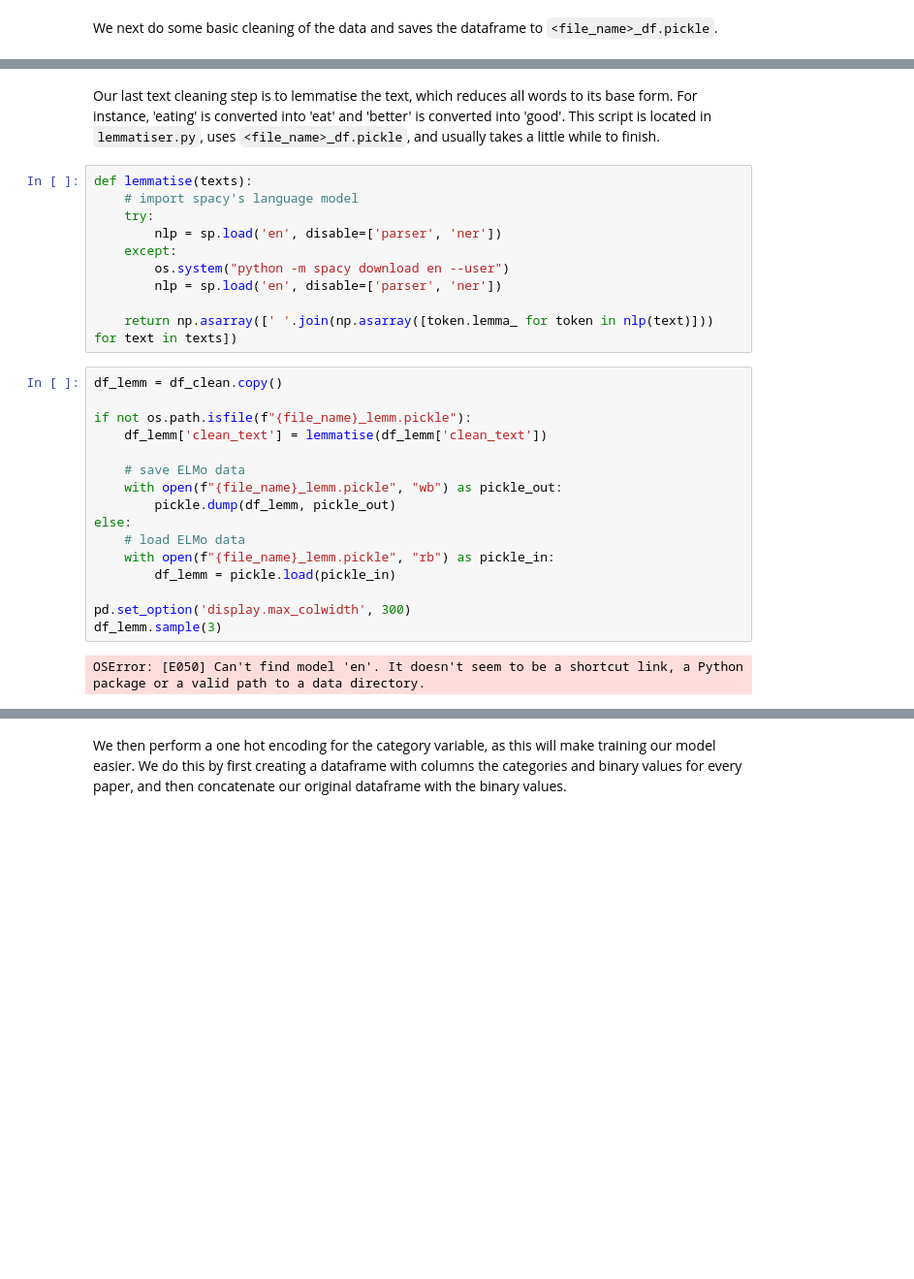
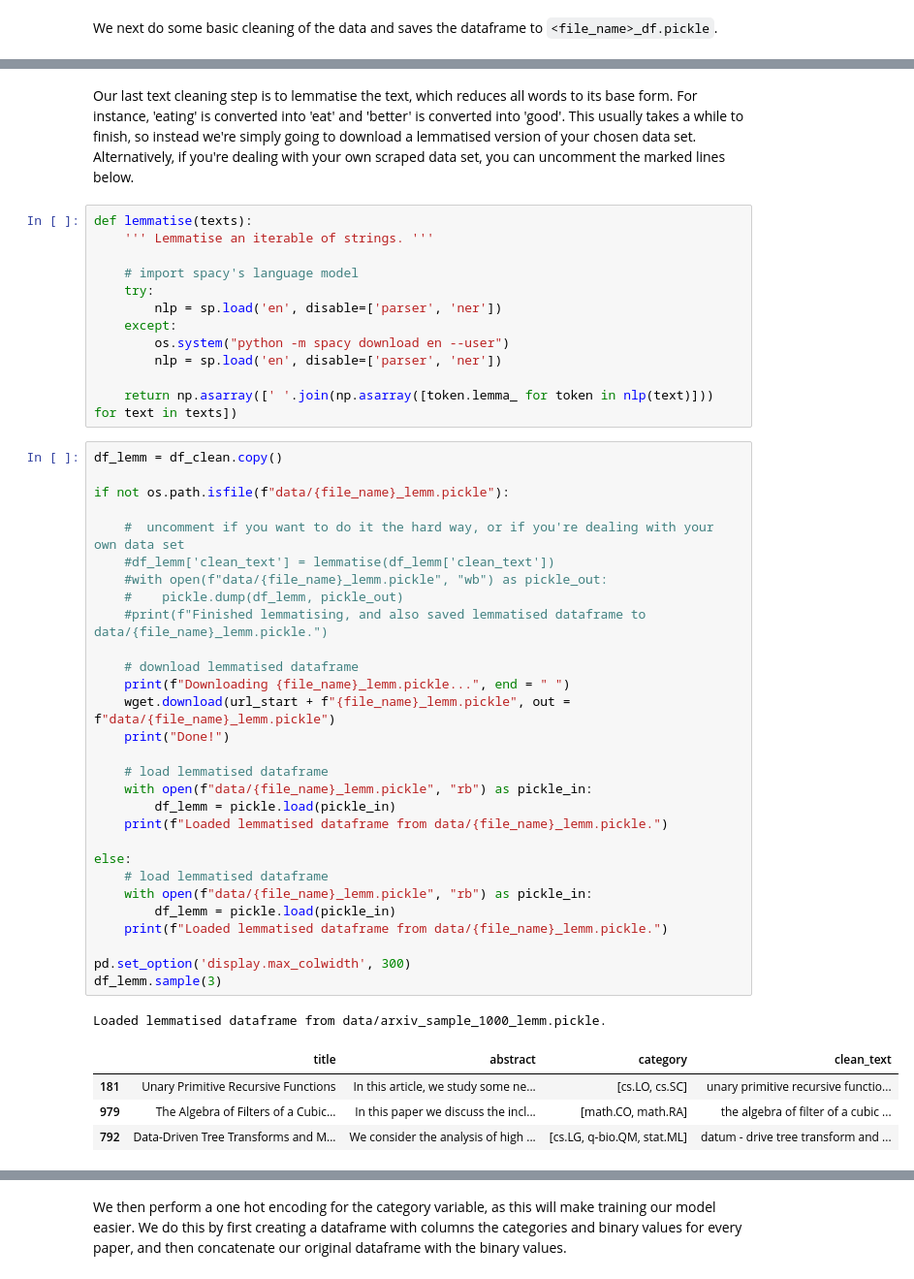
Before and after one commit to saattrupdan/scholarly, a Jupyter notebook: ArXiv analysis.ipynb, the cells around one changed output, grey strips where cells are left out. Shown: that part at 97% size. Saved outputs shown, nothing was run; the diff lists cells and outputs as text; blank space fills up the shorter version.

```diff
--- a/ArXiv analysis.ipynb
+++ b/ArXiv analysis.ipynb
@@ -158,7 +160,9 @@ df_clean[['title', 'abstract', 'clean_text']].sample(3)
 # %% [markdown]
-Our last text cleaning step is to lemmatise the text, which reduces all words to its base form. For instance, 'eating' is converted into 'eat' and 'better' is converted into 'good'. This script is located in `lemmatiser.py`, uses `<file_name>_df.pickle`, and usually takes a little while to finish.
+Our last text cleaning step is to lemmatise the text, which reduces all words to its base form. For instance, 'eating' is converted into 'eat' and 'better' is converted into 'good'. This usually takes a while to finish, so instead we're simply going to download a lemmatised version of your chosen data set. Alternatively, if you're dealing with your own scraped data set, you can uncomment the marked lines below.
 # %%
 def lemmatise(texts):
+    ''' Lemmatise an iterable of strings. '''
+
     # import spacy's language model
     try:
         nlp = sp.load('en', disable=['parser', 'ner'])
@@ -170,19 +174,36 @@ def lemmatise(texts):
 # %%
 df_lemm = df_clean.copy()
 
-if not os.path.isfile(f"{file_name}_lemm.pickle"):
-    df_lemm['clean_text'] = lemmatise(df_lemm['clean_text'])
+if not os.path.isfile(f"data/{file_name}_lemm.pickle"):
 
-    # save ELMo data
-    with open(f"{file_name}_lemm.pickle", "wb") as pickle_out:
-        pickle.dump(df_lemm, pickle_out)
+    #  uncomment if you want to do it the hard way, or if you're dealing with your own data set
+    #df_lemm['clean_text'] = lemmatise(df_lemm['clean_text'])
+    #with open(f"data/{file_name}_lemm.pickle", "wb") as pickle_out:
+    #    pickle.dump(df_lemm, pickle_out)
+    #print(f"Finished lemmatising, and also saved lemmatised dataframe to data/{file_name}_lemm.pickle.")
+
+    # download lemmatised dataframe
+    print(f"Downloading {file_name}_lemm.pickle...", end = " ")
+    wget.download(url_start + f"{file_name}_lemm.pickle", out = f"data/{file_name}_lemm.pickle")
+    print("Done!")
+
+    # load lemmatised dataframe
+    with open(f"data/{file_name}_lemm.pickle", "rb") as pickle_in:
+        df_lemm = pickle.load(pickle_in)
+    print(f"Loaded lemmatised dataframe from data/{file_name}_lemm.pickle.")
+
 else:
-    # load ELMo data
-    with open(f"{file_name}_lemm.pickle", "rb") as pickle_in:
+    # load lemmatised dataframe
+    with open(f"data/{file_name}_lemm.pickle", "rb") as pickle_in:
         df_lemm = pickle.load(pickle_in)
+    print(f"Loaded lemmatised dataframe from data/{file_name}_lemm.pickle.")
 
 pd.set_option('display.max_colwidth', 300)
 df_lemm.sample(3)
 # %% [output]
-OSError: [E050] Can't find model 'en'. It doesn't seem to be a shortcut link, a Python package or a valid path to a data directory.
+Loaded lemmatised dataframe from data/arxiv_sample_1000_lemm.pickle.
+|  | title | abstract | category | clean_text |
+| 181 | Unary Primitive Recursive Functions | In this article, we study some ne... | [cs.LO, cs.SC] | unary primitive recursive functio... |
+| 979 | The Algebra of Filters of a Cubic... | In this paper we discuss the incl... | [math.CO, math.RA] | the algebra of filter of a cubic ... |
+| 792 | Data-Driven Tree Transforms and M... | We consider the analysis of high ... | [cs.LG, q-bio.QM, stat.ML] | datum - drive tree transform and ... |
 # %% [markdown]
```
Also changed, not shown: parts of 19 cells of this notebook, 4 other files.
